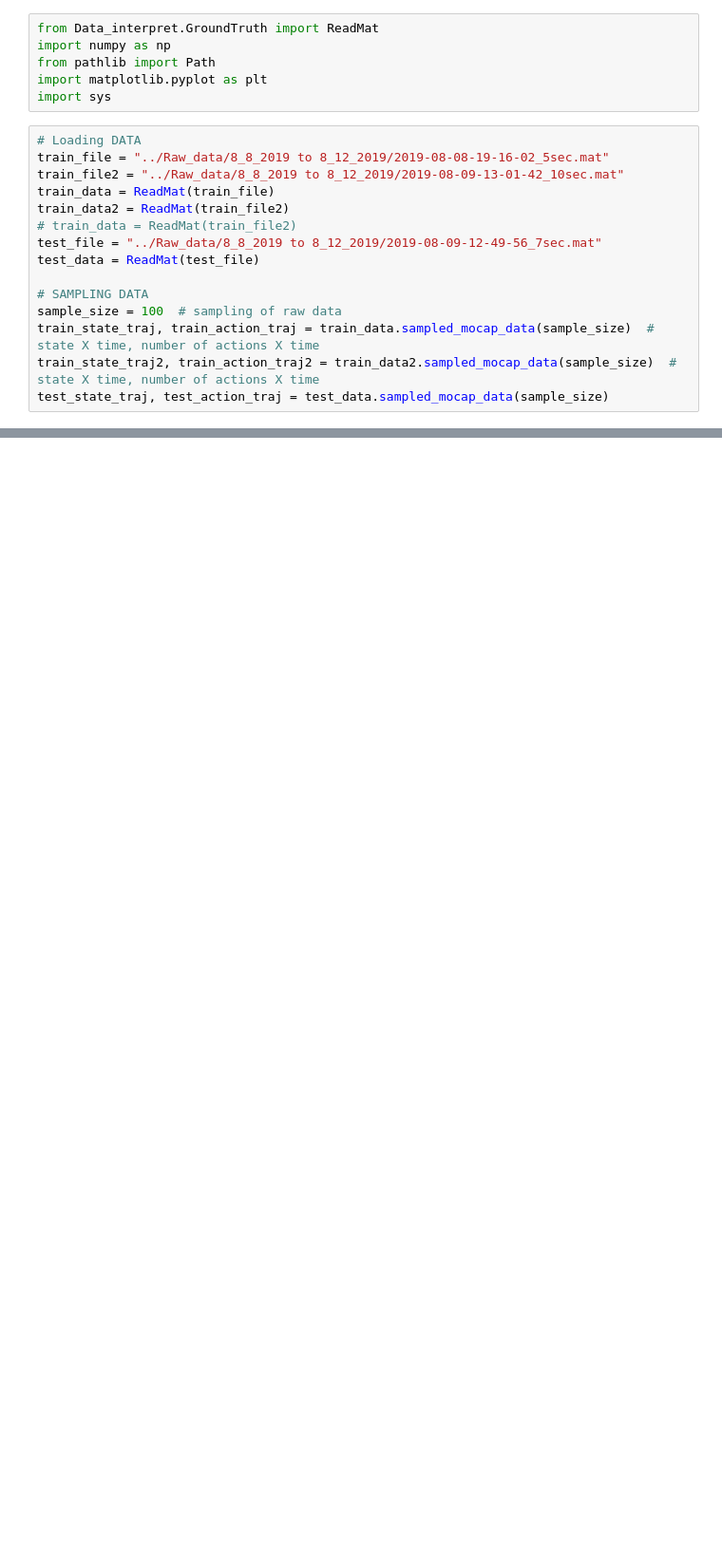
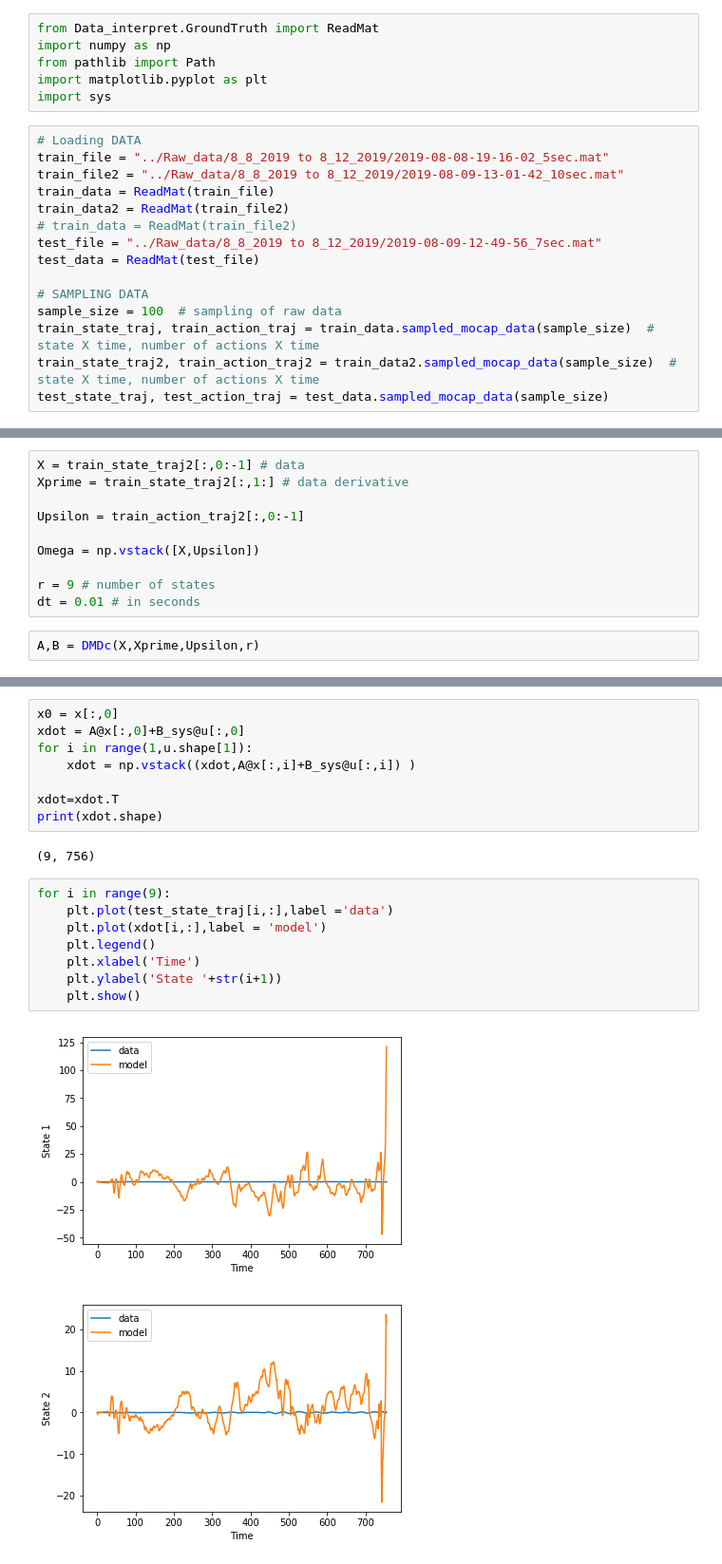
Before and after one commit to dd292/system_identificatification_robofly, a Jupyter notebook: DMDc/DMDc_9states_RoboFly.ipynb, the cells around one changed output, grey strips where cells are left out. Shown at 95% size. Drawn from its saved outputs; the diff is of its cells as text; blank space fills up the shorter version.

```diff
--- a/DMDc/DMDc_9states_RoboFly.ipynb
+++ b/DMDc/DMDc_9states_RoboFly.ipynb
@@ -25,0 +261,12 @@ train_state_traj2.shape
+# %%
+X = train_state_traj2[:,0:-1] # data
+Xprime = train_state_traj2[:,1:] # data derivative
+
+Upsilon = train_action_traj2[:,0:-1]
+
+Omega = np.vstack([X,Upsilon])
+
+r = 9 # number of states
+dt = 0.01 # in seconds
+# %%
+A,B = DMDc(X,Xprime,Upsilon,r)
@@ -25,0 +286,21 @@ train_state_traj2.shape
+# %%
+x0 = x[:,0]
+xdot = A@x[:,0]+B_sys@u[:,0]
+for i in range(1,u.shape[1]):
+    xdot = np.vstack((xdot,A@x[:,i]+B_sys@u[:,i]) )
+
+xdot=xdot.T
+print(xdot.shape)
+# %% [output]
+(9, 756)
+# %%
+for i in range(9):
+    plt.plot(test_state_traj[i,:],label ='data')
+    plt.plot(xdot[i,:],label = 'model')
+    plt.legend()
+    plt.xlabel('Time')
+    plt.ylabel('State '+str(i+1))
+    plt.show()
+# %% [output]
+[figure, added]
+[figure, added]
```
Also changed, not shown: parts of 17 cells of this notebook, 4 other files.
